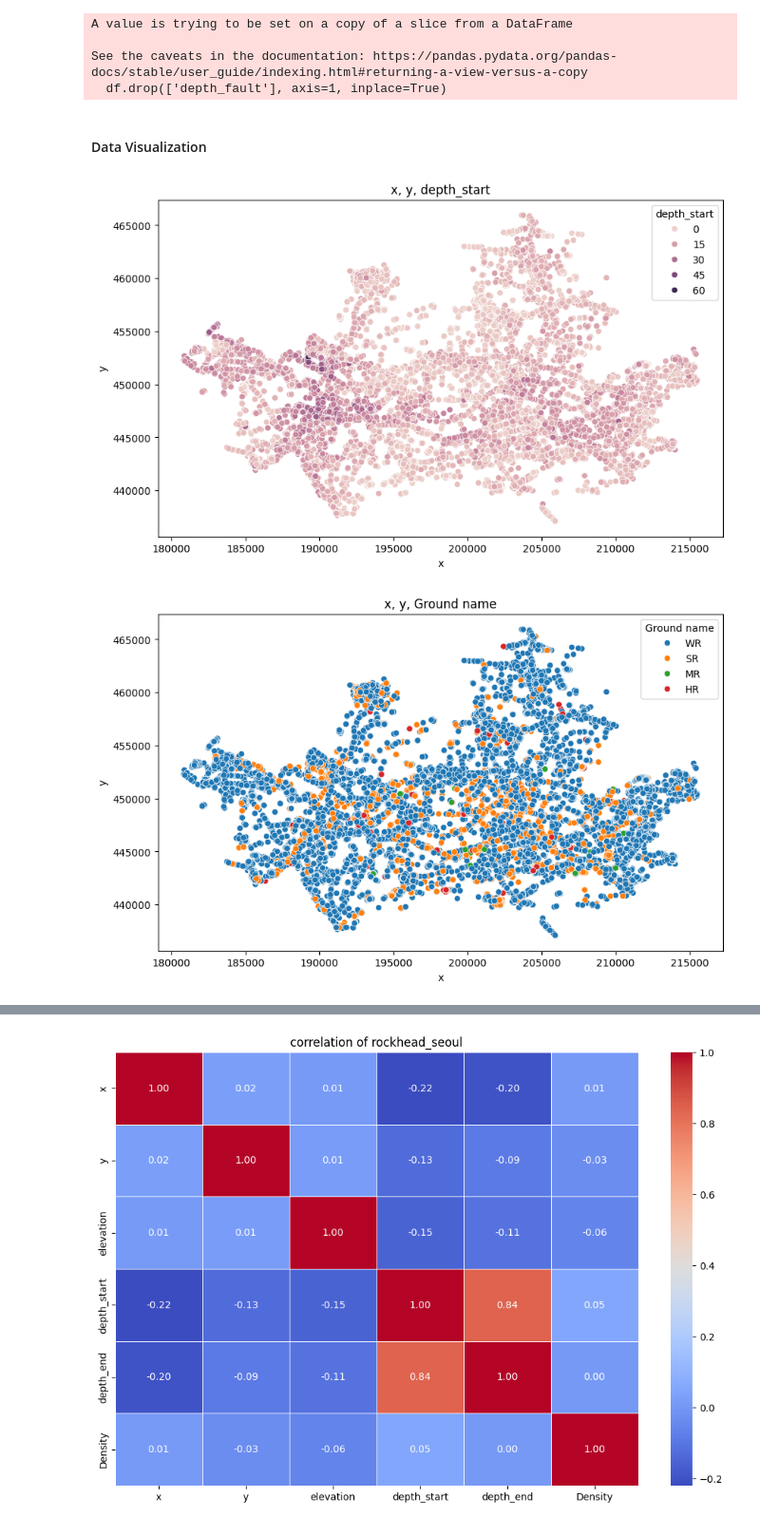
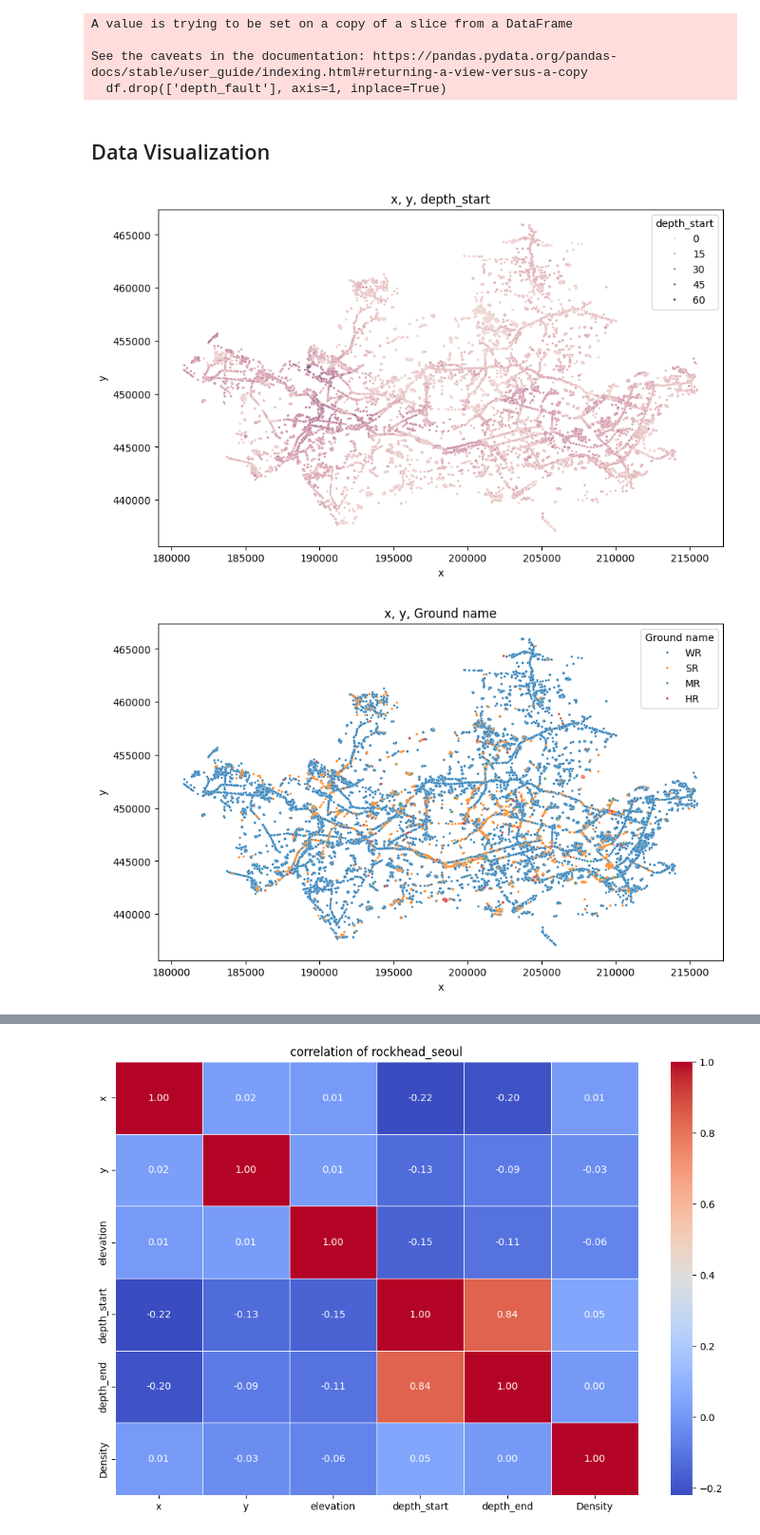
Before and after one commit to go0leum/rockhead_prediction, a Jupyter notebook: EDA.ipynb, the cells around one changed output, grey strips where cells are left out. Shown at 95% size. Saved outputs shown, nothing was run; the diff lists cells and outputs as text; code cells hidden in the pictures.

```diff
--- a/EDA.ipynb
+++ b/EDA.ipynb
@@ -101,17 +101,17 @@ A value is trying to be set on a copy of a slice from a DataFrame
 See the caveats in the documentation: https://pandas.pydata.org/pandas-docs/stable/user_guide/indexing.html#returning-a-view-versus-a-copy
   df.drop(['depth_fault'], axis=1, inplace=True)
 # %% [markdown]
-#### Data Visualization
+## Data Visualization
 # %%
 import utils.eda_utils as eda_utils
 # %%
 df_v = df.copy()
 # %%
-eda_utils.scatter_relation(df_v, 'x', 'y', 'x, y, depth_start','depth_start')
+eda_utils.scatter_relation(df_v, 'x', 'y', 5, 'x, y, depth_start','depth_start')
 # %% [output]
-[figure, old version]
+[figure, new version]
 # %%
-eda_utils.scatter_relation(df_v, 'x', 'y', 'x, y, Ground name','Ground name')
+eda_utils.scatter_relation(df_v, 'x', 'y', 5, 'x, y, Ground name','Ground name')
 # %% [output]
-[figure, old version]
+[figure, new version]
 # %%
```
Also changed, not shown: parts of 14 cells of this notebook.
